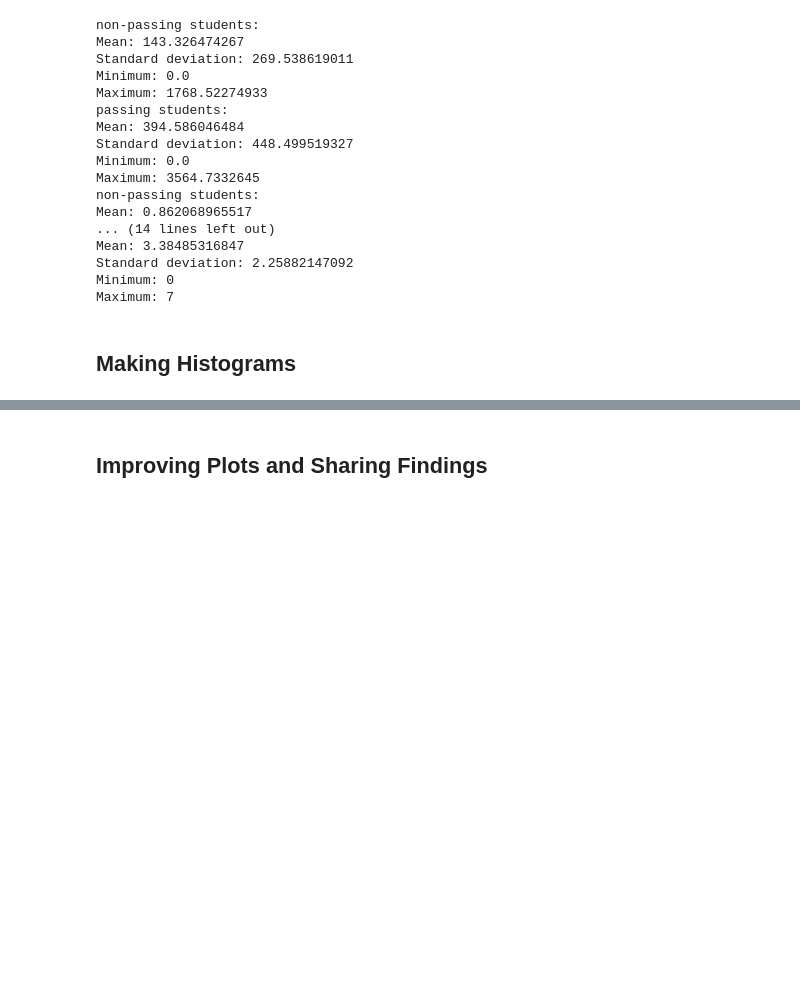
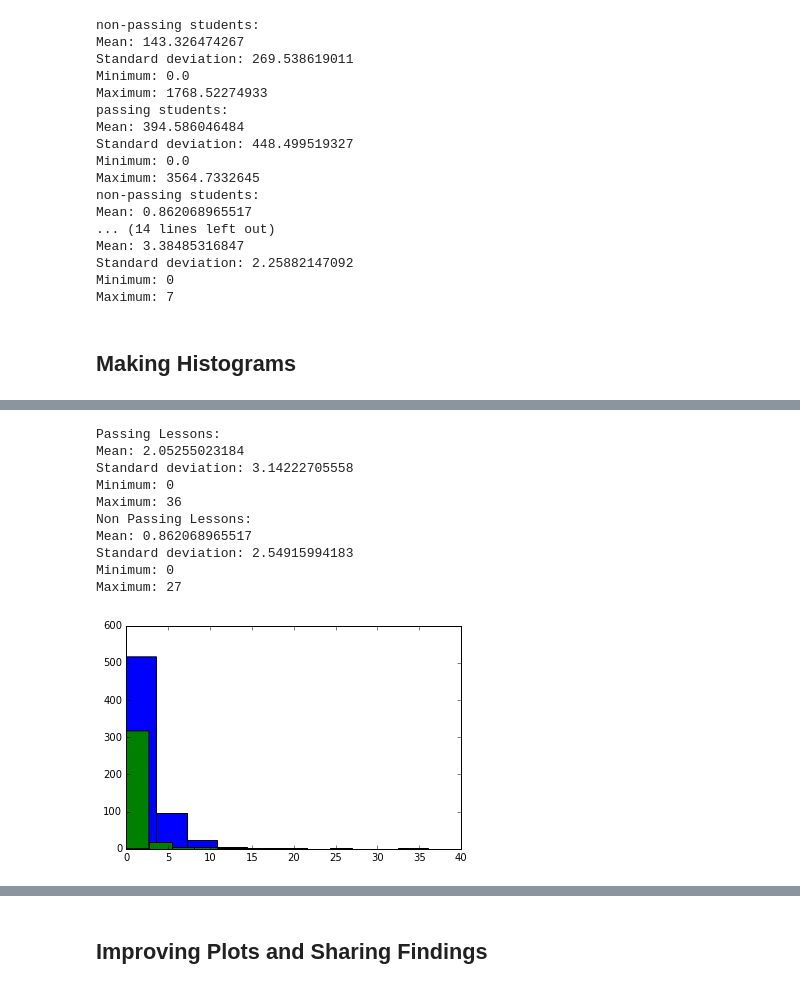
Before and after one commit to harish-garg/Data-Analysis, a Jupyter notebook: udacity_intro_data_analysis/L1_Starter_Code.ipynb, the cells around one changed output, grey strips where cells are left out. Drawn from its saved outputs; the diff is of its cells as text; code cells hidden in the pictures; blank space fills up the shorter version.

Commit message:
Wrote the solution for quiz on slide 23 in lesson 1 in the notebook

```diff
--- a/udacity_intro_data_analysis/L1_Starter_Code.ipynb
+++ b/udacity_intro_data_analysis/L1_Starter_Code.ipynb
@@ -537,0 +564,17 @@ Maximum: 7
+# %%
+print "Passing Lessons:"
+describe_data(passing_lessons.values())
+print "Non Passing Lessons:"
+describe_data(non_passing_lessons.values())
+# %% [output]
+Passing Lessons:
+Mean: 2.05255023184
+Standard deviation: 3.14222705558
+Minimum: 0
+Maximum: 36
+Non Passing Lessons:
+Mean: 0.862068965517
+Standard deviation: 2.54915994183
+Minimum: 0
+Maximum: 27
+[figure, added]
```
Also changed, not shown: parts of 2 cells of this notebook.
